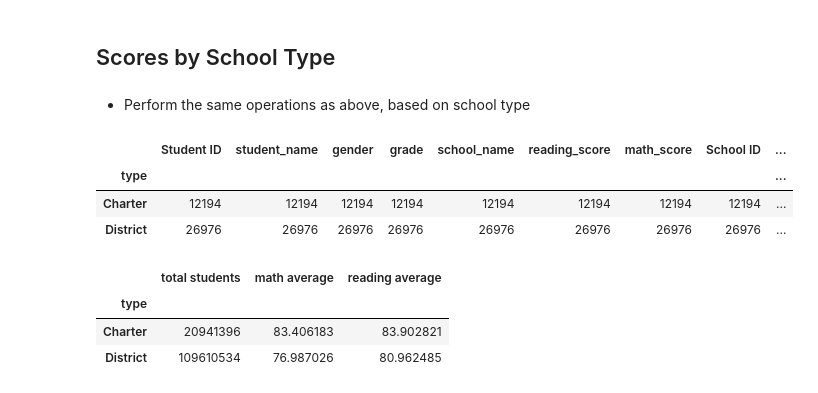
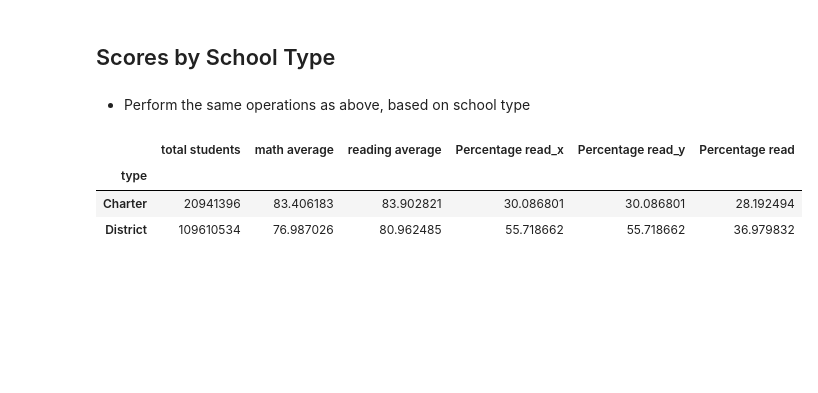
Before and after one commit to BanuNathan/pandas-Challenge, a Jupyter notebook: PyCitySchools/PyCitySchools_starter.ipynb, the cells around one changed output. Cells and saved outputs as stored; diff of their text form; code cells hidden in the pictures; blank space fills up the shorter version.

Commit message:
added school type summary

```diff
--- a/PyCitySchools/PyCitySchools_starter.ipynb
+++ b/PyCitySchools/PyCitySchools_starter.ipynb
@@ -449,26 +445,45 @@ size_summary
 * Perform the same operations as above, based on school type
 # %%
 type_df = school_data_complete.groupby(['type'])
-type_df.count()
-# %% [output]
-|  | Student ID | student_name | gender | grade | school_name | reading_score | math_score | School ID | ... |
-| type |  |  |  |  |  |  |  |  | ... |
-| Charter | 12194 | 12194 | 12194 | 12194 | 12194 | 12194 | 12194 | 12194 | ... |
-| District | 26976 | 26976 | 26976 | 26976 | 26976 | 26976 | 26976 | 26976 | ... |
 # %%
 a= type_df["size"].sum()
 b=type_df["math_score"].mean()
 c=type_df["reading_score"].mean()
 
-a_df=pd.DataFrame({"total students":stu_per_type})
-b_df=pd.DataFrame({"math average":average_math_type})
-c_df=pd.DataFrame({"reading average":average_read_type})
-
+a_df=pd.DataFrame({"total students":a})
+b_df=pd.DataFrame({"math average":b})
+c_df=pd.DataFrame({"reading average":c})
+d_df=pd.DataFrame({})
 a1=pd.merge(a_df,b_df,left_index=True,right_on="type")
-summary_by_type=pd.merge(a1,c_df,left_index=True,right_on="type")
-summary_by_type
+b1=pd.merge(a1,c_df,left_index=True,right_on="type")
-# %% [output]
-|  | total students | math average | reading average |
-| type |  |  |  |
-| Charter | 20941396 | 83.406183 | 83.902821 |
-| District | 109610534 | 76.987026 | 80.962485 |
+# %%
+read_passed = school_data_complete.loc[school_data_complete.reading_score >= 70]
+r_df=pd.DataFrame(read_passed)
+read_grp_df = r_df.groupby(['type'])
+#reading percent by school
+percent_r=(read_grp_df["student_name"].count()/total_students)*100
+e=pd.DataFrame({"Percentage read":percent_r})
+d1=pd.merge(b1,e,left_index=True,right_on="type")
+# %%
+math_passed = school_data_complete.loc[school_data_complete.math_score >= 70]
+m_df=pd.DataFrame(math_passed)
+math_grp_df = m_df.groupby(['type'])
+#reading percent by school
+percent_m=(math_grp_df["student_name"].count()/total_students)*100
+f=pd.DataFrame({"Percentage read":percent_r})
+e1=pd.merge(d1,f,left_index=True,right_on="type")
+# %%
+r_m_passed = school_data_complete.loc[(school_data_complete.reading_score >= 70) & (school_data_complete.math_score >= 70)]
+r_m_df=pd.DataFrame(r_m_passed)
+# %%
+read_math_grp_df = r_m_df.groupby(['type'])
+#reading percent by school
+percent_r_m=(read_math_grp_df["student_name"].count()/total_students)*100
+h=pd.DataFrame({"Percentage read":percent_r_m})
+summary_by_type=pd.merge(e1,h,left_index=True,right_on="type")
+summary_by_type
+# %% [output]
+|  | total students | math average | reading average | Percentage read_x | Percentage read_y | Percentage read |
+| type |  |  |  |  |  |  |
+| Charter | 20941396 | 83.406183 | 83.902821 | 30.086801 | 30.086801 | 28.192494 |
+| District | 109610534 | 76.987026 | 80.962485 | 55.718662 | 55.718662 | 36.979832 |
```
Also changed, not shown: parts of 1 cell of this notebook, 1 other file.
